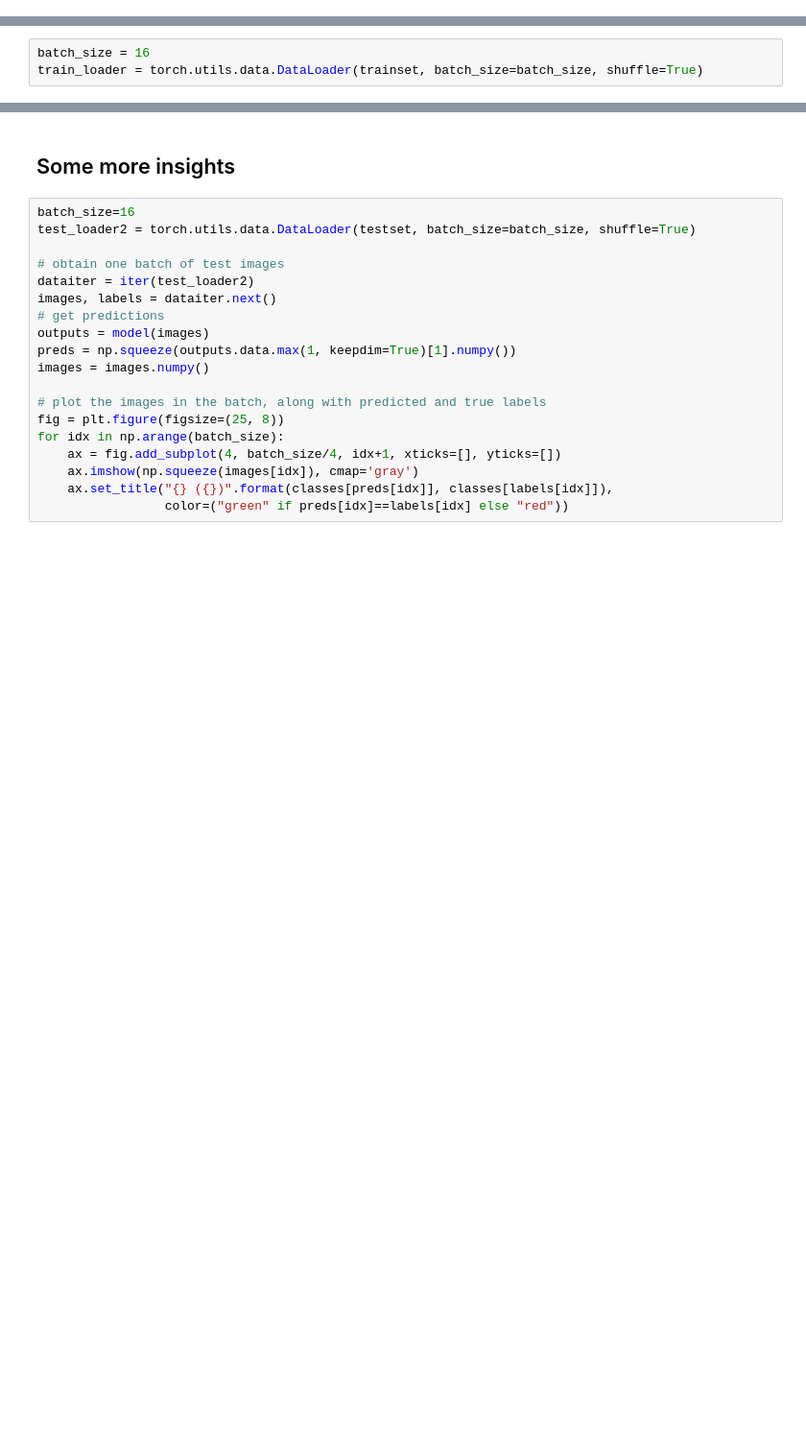
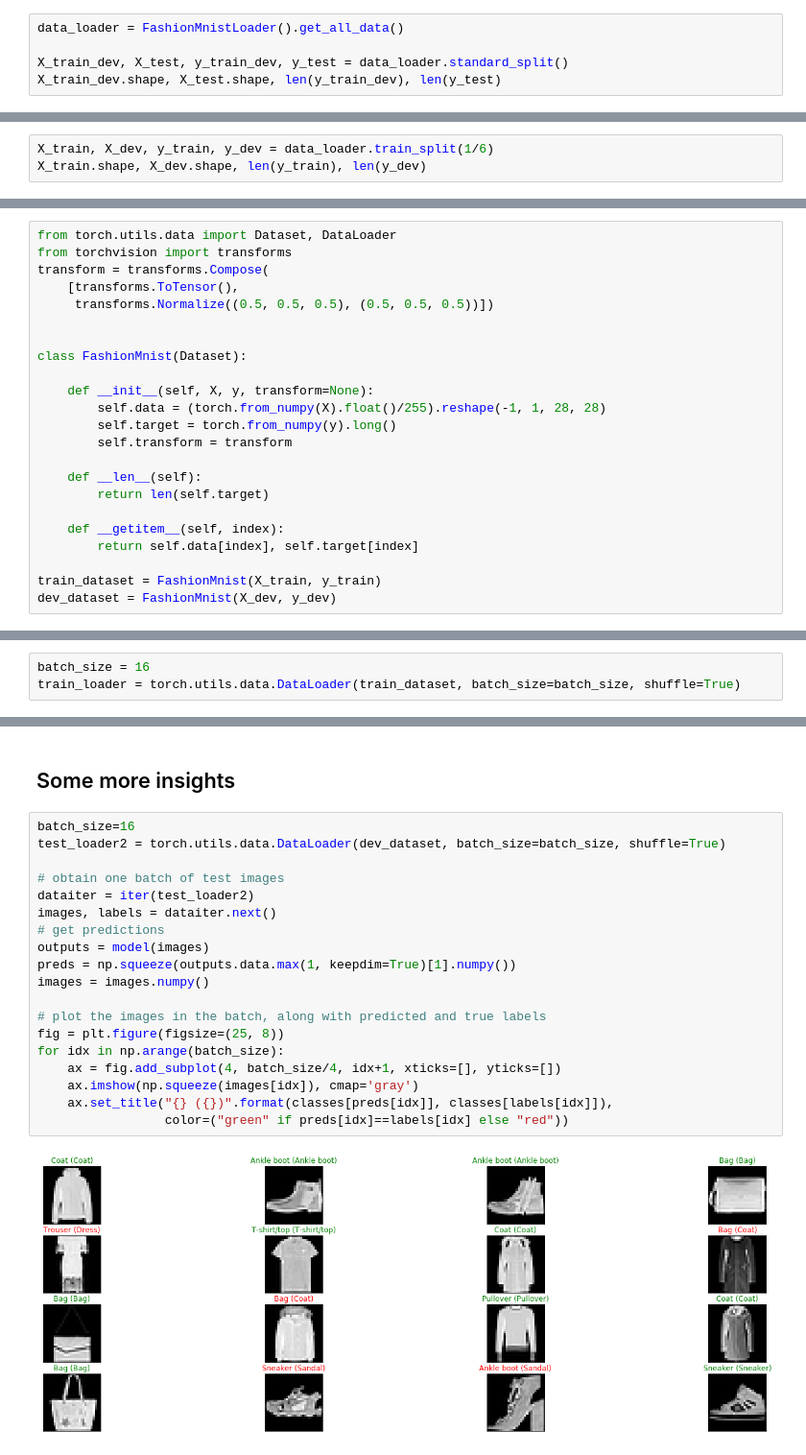
Before and after one commit to sbartek/intro-to-pytorch, a Jupyter notebook: 030-fully-connected-layers.ipynb, the cells around one changed output, grey strips where cells are left out. Shown: that part at 96% size. Cells and saved outputs as stored; diff of their text form; blank space fills up the shorter version.

```diff
--- a/030-fully-connected-layers.ipynb
+++ b/030-fully-connected-layers.ipynb
@@ -25,0 +80,5 @@ num_classes = len(classes)
+# %%
+data_loader = FashionMnistLoader().get_all_data()
+
+X_train_dev, X_test, y_train_dev, y_test = data_loader.standard_split()
+X_train_dev.shape, X_test.shape, len(y_train_dev), len(y_test)
@@ -25,0 +87,3 @@ num_classes = len(classes)
+# %%
+X_train, X_dev, y_train, y_dev = data_loader.train_split(1/6)
+X_train.shape, X_dev.shape, len(y_train), len(y_dev)
@@ -25,0 +92,23 @@ num_classes = len(classes)
+# %%
+from torch.utils.data import Dataset, DataLoader
+from torchvision import transforms
+transform = transforms.Compose(
+    [transforms.ToTensor(),
+     transforms.Normalize((0.5, 0.5, 0.5), (0.5, 0.5, 0.5))])
+
+
+class FashionMnist(Dataset):
+
+    def __init__(self, X, y, transform=None):
+        self.data = (torch.from_numpy(X).float()/255).reshape(-1, 1, 28, 28)
+        self.target = torch.from_numpy(y).long()
+        self.transform = transform
+
+    def __len__(self):
+        return len(self.target)
+
+    def __getitem__(self, index):
+        return self.data[index], self.target[index]
+
+train_dataset = FashionMnist(X_train, y_train)
+dev_dataset = FashionMnist(X_dev, y_dev)
@@ -27,7 +120,7 @@ num_classes = len(classes)
 ### Let's look a bit at data
 # %%
 batch_size = 16
-train_loader = torch.utils.data.DataLoader(trainset, batch_size=batch_size, shuffle=True)
+train_loader = torch.utils.data.DataLoader(train_dataset, batch_size=batch_size, shuffle=True)
 # %%
 dataiter = iter(train_loader)
 images_pt, labels = dataiter.next()
@@ -226,23 +363,25 @@ print('\nTest Accuracy (Overall): %2d%% (%2d/%2d)' % (
 ## Some more insights
 # %%
 batch_size=16
-test_loader2 = torch.utils.data.DataLoader(testset, batch_size=batch_size, shuffle=True)
+test_loader2 = torch.utils.data.DataLoader(dev_dataset, batch_size=batch_size, shuffle=True)
 
 # obtain one batch of test images
 dataiter = iter(test_loader2)
 images, labels = dataiter.next()
 # get predictions
 outputs = model(images)
 preds = np.squeeze(outputs.data.max(1, keepdim=True)[1].numpy())
 images = images.numpy()
 
 # plot the images in the batch, along with predicted and true labels
 fig = plt.figure(figsize=(25, 8))
 for idx in np.arange(batch_size):
     ax = fig.add_subplot(4, batch_size/4, idx+1, xticks=[], yticks=[])
     ax.imshow(np.squeeze(images[idx]), cmap='gray')
     ax.set_title("{} ({})".format(classes[preds[idx]], classes[labels[idx]]),
                  color=("green" if preds[idx]==labels[idx] else "red"))
+# %% [output]
+[figure, added]
 # %%
 from sklearn.metrics import confusion_matrix
 
```
Also changed, not shown: parts of 24 cells of this notebook, 1 other file.
